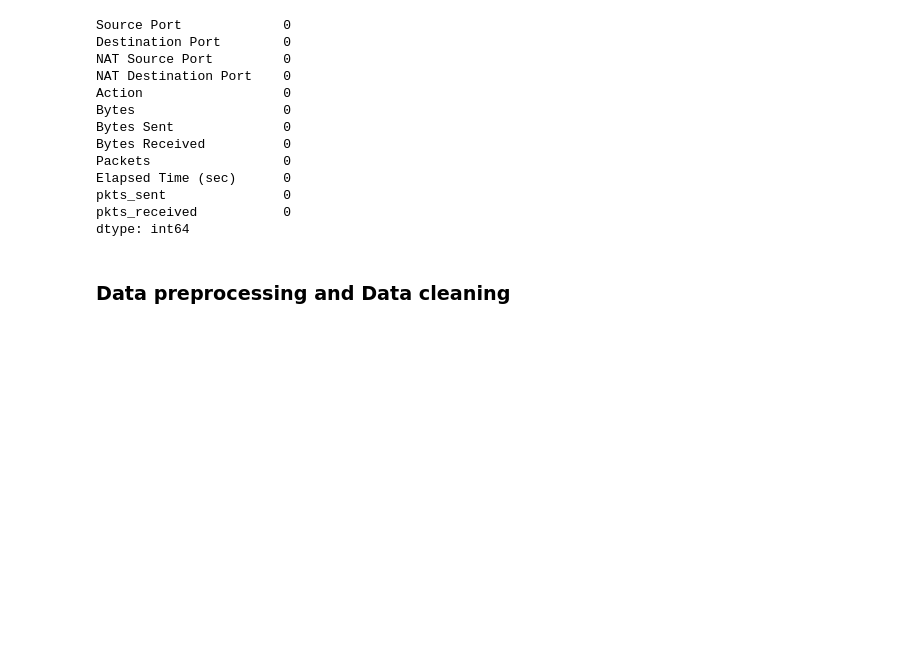
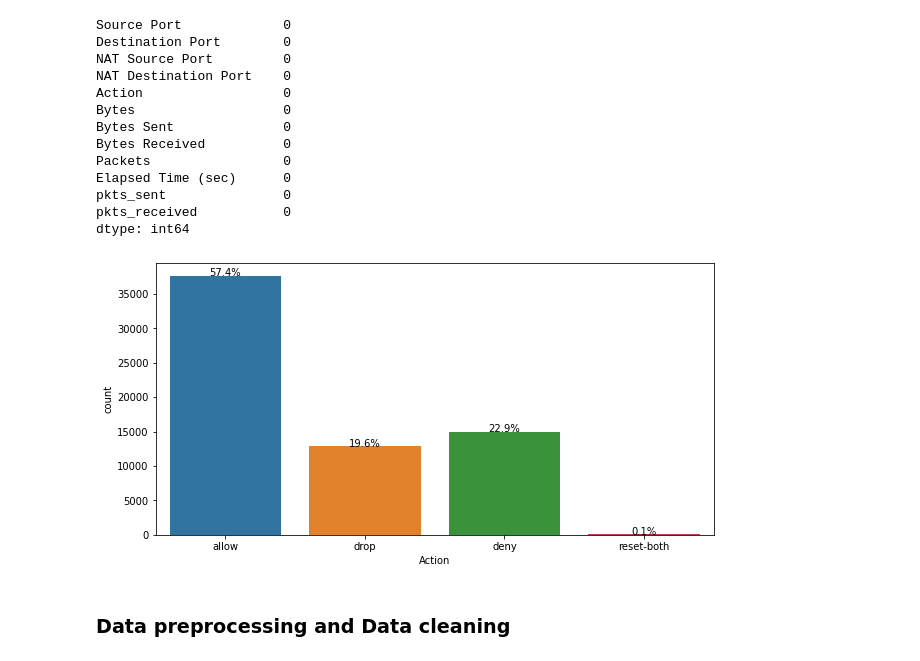
Before and after one commit to aitay721822/salary-prediction-classfication-pratice, a Jupyter notebook: classfication_internet-firewall.ipynb, the cells around one changed output. Cells and saved outputs as stored; diff of their text form; code cells hidden in the pictures; blank space fills up the shorter version.

```diff
--- a/classfication_internet-firewall.ipynb
+++ b/classfication_internet-firewall.ipynb
@@ -72,6 +72,25 @@ Elapsed Time (sec)      0
 pkts_sent               0
 pkts_received           0
 dtype: int64
+# %%
+def count_plot(data, col):
+    plt.figure(figsize=(10,5))
+    ax = sns.countplot(x=col, data=data)
+    for p in ax.patches:
+        percentage = '{:.1f}%'.format(100 * p.get_height() / len(data[col]))
+        x = p.get_x() + p.get_width() / 2
+        y = p.get_height()
+        ax.annotate(percentage, (x, y),ha='center')
+    plt.show()
+
+def scatter_plot(data, col1, col2):
+    plt.figure(figsize=(10,5))
+    ax = sns.scatterplot(x=col1, y=col2, data=data)
+    plt.show()
+
+count_plot(data, 'Action')
+# %% [output]
+[figure, added]
 # %% [markdown]
 ### Data preprocessing and Data cleaning
 # %%
```
Also changed, not shown: parts of 17 cells of this notebook, 1 other file.
